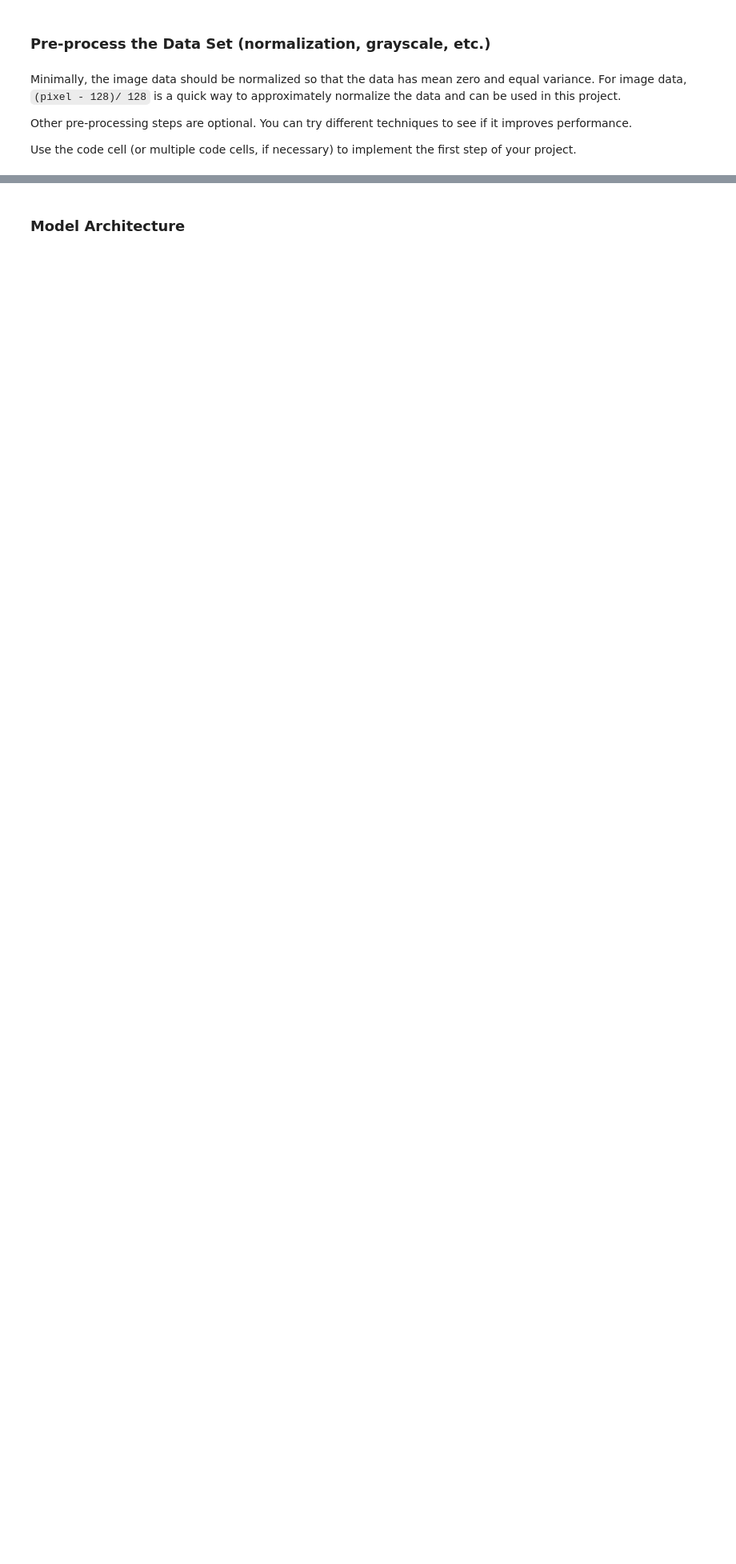
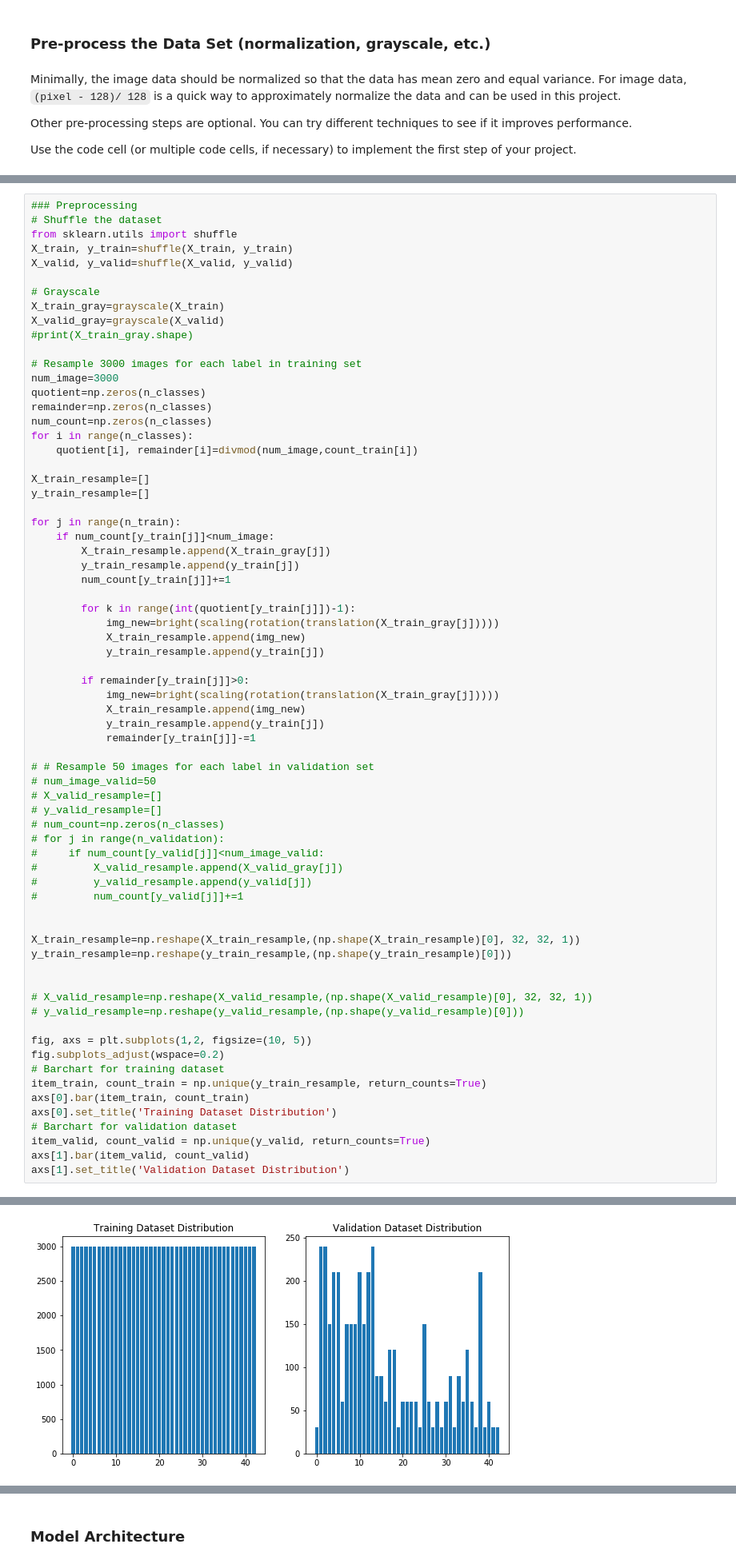
Before and after one commit to liangyd/CarND-Traffic-Sign-Classifier-Project, a Jupyter notebook: Traffic_Sign_Classifier.ipynb, the cells around one changed output, grey strips where cells are left out. Shown: that part at 80% size. Saved outputs shown, nothing was run; the diff lists cells and outputs as text; blank space fills up the shorter version.

```diff
--- a/Traffic_Sign_Classifier.ipynb
+++ b/Traffic_Sign_Classifier.ipynb
@@ -203,0 +211,70 @@ print(X_valid.shape)
+# %%
+### Preprocessing
+# Shuffle the dataset
+from sklearn.utils import shuffle
+X_train, y_train=shuffle(X_train, y_train)
+X_valid, y_valid=shuffle(X_valid, y_valid)
+
+# Grayscale
+X_train_gray=grayscale(X_train)
+X_valid_gray=grayscale(X_valid)
+#print(X_train_gray.shape)
+
+# Resample 3000 images for each label in training set
+num_image=3000
+quotient=np.zeros(n_classes)
+remainder=np.zeros(n_classes)
+num_count=np.zeros(n_classes)
+for i in range(n_classes):
+    quotient[i], remainder[i]=divmod(num_image,count_train[i])
+
+X_train_resample=[]
+y_train_resample=[]
+
+for j in range(n_train):
+    if num_count[y_train[j]]<num_image:
+        X_train_resample.append(X_train_gray[j])
+        y_train_resample.append(y_train[j])
+        num_count[y_train[j]]+=1
+
+        for k in range(int(quotient[y_train[j]])-1):
+            img_new=bright(scaling(rotation(translation(X_train_gray[j]))))
+            X_train_resample.append(img_new)
+            y_train_resample.append(y_train[j])
+
+        if remainder[y_train[j]]>0:
+            img_new=bright(scaling(rotation(translation(X_train_gray[j]))))
+            X_train_resample.append(img_new)
+            y_train_resample.append(y_train[j])
+            remainder[y_train[j]]-=1
+
+# # Resample 50 images for each label in validation set
+# num_image_valid=50
+# X_valid_resample=[]
+# y_valid_resample=[]
+# num_count=np.zeros(n_classes)
+# for j in range(n_validation):
+#     if num_count[y_valid[j]]<num_image_valid:
+#         X_valid_resample.append(X_valid_gray[j])
+#         y_valid_resample.append(y_valid[j])
+#         num_count[y_valid[j]]+=1
+
+
+X_train_resample=np.reshape(X_train_resample,(np.shape(X_train_resample)[0], 32, 32, 1))
+y_train_resample=np.reshape(y_train_resample,(np.shape(y_train_resample)[0]))
+
+
+# X_valid_resample=np.reshape(X_valid_resample,(np.shape(X_valid_resample)[0], 32, 32, 1))
+# y_valid_resample=np.reshape(y_valid_resample,(np.shape(y_valid_resample)[0]))
+
+fig, axs = plt.subplots(1,2, figsize=(10, 5))
+fig.subplots_adjust(wspace=0.2)
+# Barchart for training dataset
+item_train, count_train = np.unique(y_train_resample, return_counts=True)
+axs[0].bar(item_train, count_train)
+axs[0].set_title('Training Dataset Distribution')
+# Barchart for validation dataset
+item_valid, count_valid = np.unique(y_valid, return_counts=True)
+axs[1].bar(item_valid, count_valid)
+axs[1].set_title('Validation Dataset Distribution')
+# %% [output]
@@ -203,0 +282 @@ print(X_valid.shape)
+[figure, added]
```
Also changed, not shown: parts of 12 cells of this notebook, 3 other files.
